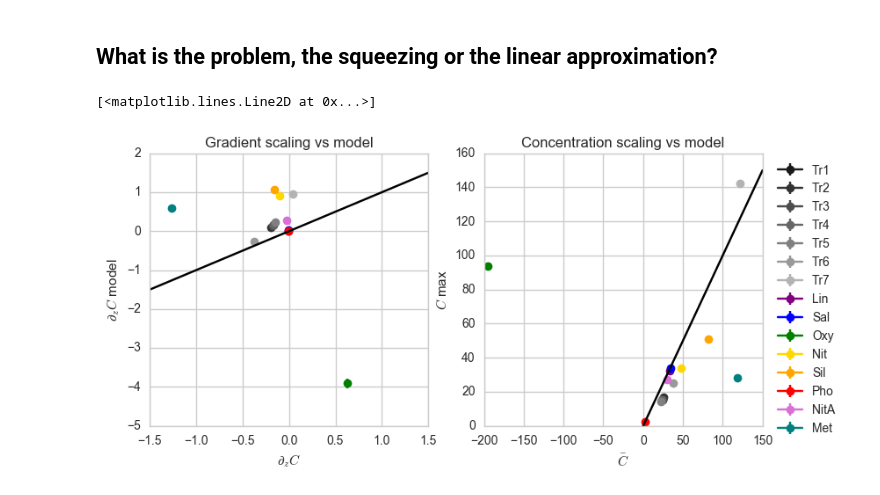
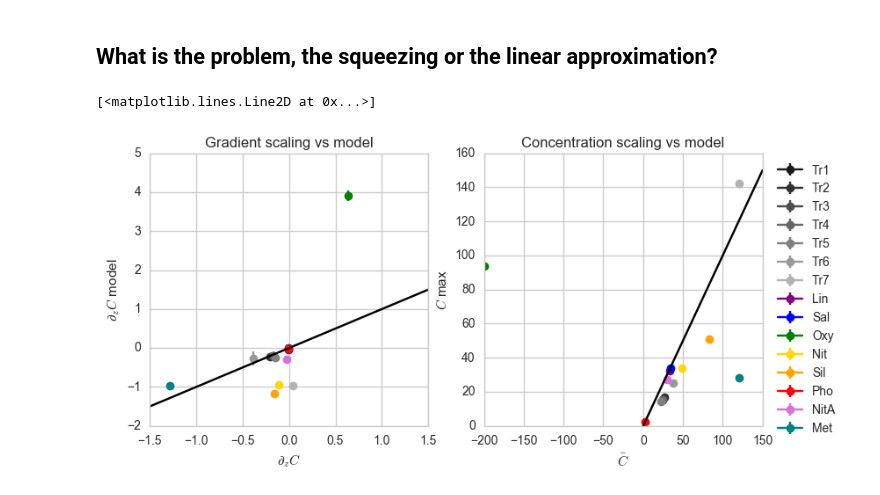
Before and after one commit to UBC-MOAD/outputanalysisnotebooks, a Jupyter notebook: NutrientProfiles/Parabolic/How_far_from_real_profiles.ipynb, the cells around one changed output. Drawn from its saved outputs; the diff is of its cells as text; code cells hidden in the pictures.

```diff
--- a/NutrientProfiles/Parabolic/How_far_from_real_profiles.ipynb
+++ b/NutrientProfiles/Parabolic/How_far_from_real_profiles.ipynb
@@ -86,6 +86,7 @@ ptracers_fileNoC = '/ocean/kramosmu/MITgcm/TracerExperiments/BARKLEY/run02/ptrac
 ptracersNoC = xr.open_dataset(ptracers_fileNoC)
 
 time = state.variables['T']
+depth = grid.variables['RC']
 # %%
 fileBAR = ('/ocean/kramosmu/MITgcm/TracerExperiments/BARKLEY/HCW_TrMass_BARKLEY_run01.csv')
 fileBARNoC = ('/ocean/kramosmu/MITgcm/TracerExperiments/BARKLEY/HCW_TrMass_BARKLEY_run02.csv')
@@ -176,11 +227,11 @@ for tracer in record.tracerList:
                  % (tracer,record.name,stname))
     df = pd.read_csv(filename1)
     df_anom=(df.sub(df[key0].squeeze(),axis=0))
-    maxd4 = np.mean(df[keys[0]][25:32])
-    maxd5 = np.mean(df[keys[1]][25:32])
-    maxd6 = np.mean(df[keys[2]][25:32])
-    maxd7 = np.mean(df[keys[3]][25:32])
-    maxd8 = np.mean(df[keys[4]][25:32])
+    maxd4 = np.mean(df[keys[0]][25:30])
+    maxd5 = np.mean(df[keys[1]][25:30])
+    maxd6 = np.mean(df[keys[2]][25:30])
+    maxd7 = np.mean(df[keys[3]][25:30])
+    maxd8 = np.mean(df[keys[4]][25:30])
     maxd0 = df[key0][29]
 
 
@@ -197,11 +248,11 @@ for tracer in record.tracerList:
                  % (tracer,record.name,stname))
     df = pd.read_csv(filename1)
     df_anom=(df.sub(df[key0].squeeze(),axis=0))
-    maxd4 = np.mean(df[keys[0]][25:32])
-    maxd5 = np.mean(df[keys[1]][25:32])
-    maxd6 = np.mean(df[keys[2]][25:32])
-    maxd7 = np.mean(df[keys[3]][25:32])
-    maxd8 = np.mean(df[keys[4]][25:32])
+    maxd4 = np.mean(df[keys[0]][25:30])
+    maxd5 = np.mean(df[keys[1]][25:30])
+    maxd6 = np.mean(df[keys[2]][25:30])
+    maxd7 = np.mean(df[keys[3]][25:30])
+    maxd8 = np.mean(df[keys[4]][25:30])
     maxd0 = df[key0][29]
 
 
@@ -571,36 +618,36 @@ for dTrMod, dTr0, std, Co, C, stdTr, lab, col in zip(Par_dTrdz,Par_inidTrdz,Par_
 
     dTrdz = -dTr0*(6.3*(((Z+Zdif)/Hs))+1.0)
     Capprox=((0.04*(dTrdz*(Hh+132.0)/2.0))+1.0)*Co
-    ax1.errorbar(-dTrdz, -dTrMod , yerr=std, color=col, label=lab, marker='o')
+    ax1.errorbar(-dTrdz, dTrMod , yerr=std, color=col, label=lab, marker='o')
     ax2.errorbar(Capprox, C, yerr=stdTr, color=col, label=lab, marker='o')
 
 for dTrMod, dTr0, std, Co, C, stdTr, lab, col in zip(Bar_dTrdz, Bar_inidTrdz,Bar_dTrdz_std,Bar_TrSB,Bar_maxTr,Bar_stdTr,
                                                      labels_Bark,colours_Bark):
 
     dTrdz = -dTr0*(6.3*(((Z+Zdif)/Hs))+1.0)
     Capprox=((0.04*(dTrdz*(Hh+132.0)/2.0))+1.0)*Co
-    ax1.errorbar(-dTrdz, -dTrMod, yerr=std, color=col, label=lab, marker='o')
+    ax1.errorbar(-dTrdz, dTrMod, yerr=std, color=col, label=lab, marker='o')
     ax2.errorbar(Capprox, C, yerr=stdTr, color=col, label=lab, marker='o')
 
 
 
 ax1.set_xlabel(r'$\partial_zC$')
 ax1.set_ylabel('$\partial_zC$ model')
 ax1.set_title('Gradient scaling vs model')
 #ax1.set_ylim(0,80)
 #ax1.set_xlim(-0.15,0.05)
 ax1.plot(np.linspace(-1.5,1.5,100),np.linspace(-1.5,1.5,100),'-k')
 
 ax2.legend(bbox_to_anchor=(1.3,1),ncol=1, columnspacing=0.1)
 ax2.set_xlabel(r'$\bar{C}$')
 ax2.set_ylabel(r'$C$ max')
 ax2.set_title(r'Concentration scaling vs model')
 #ax2.set_ylim(0,80)
 #ax2.set_xlim(-0.15,0.05)
 ax2.plot(np.linspace(0,150,100),np.linspace(0,150,100),'-k')
 # %% [output]
 [<matplotlib.lines.Line2D at 0x...>]
-[figure, old version]
+[figure, new version]
 # %%
 fig,[ax1,ax2] = plt.subplots(1,2,figsize=(9,4))
 
```
Also changed, not shown: parts of 10 cells of this notebook, 1 other file.
